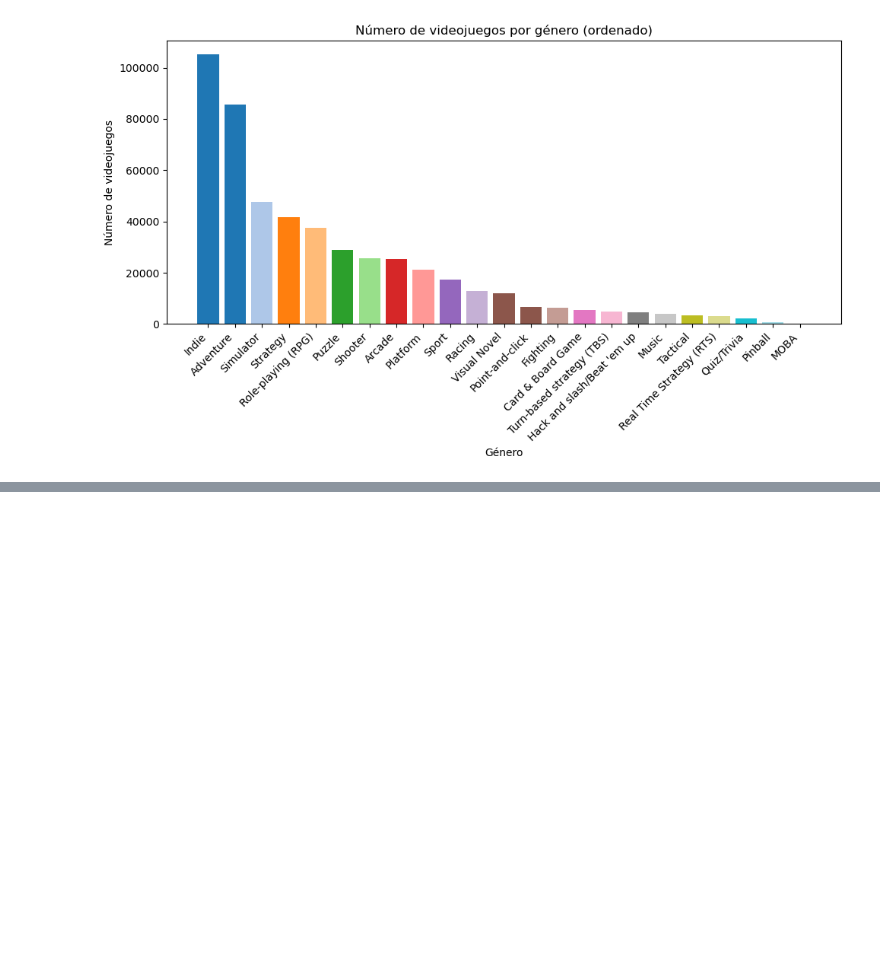
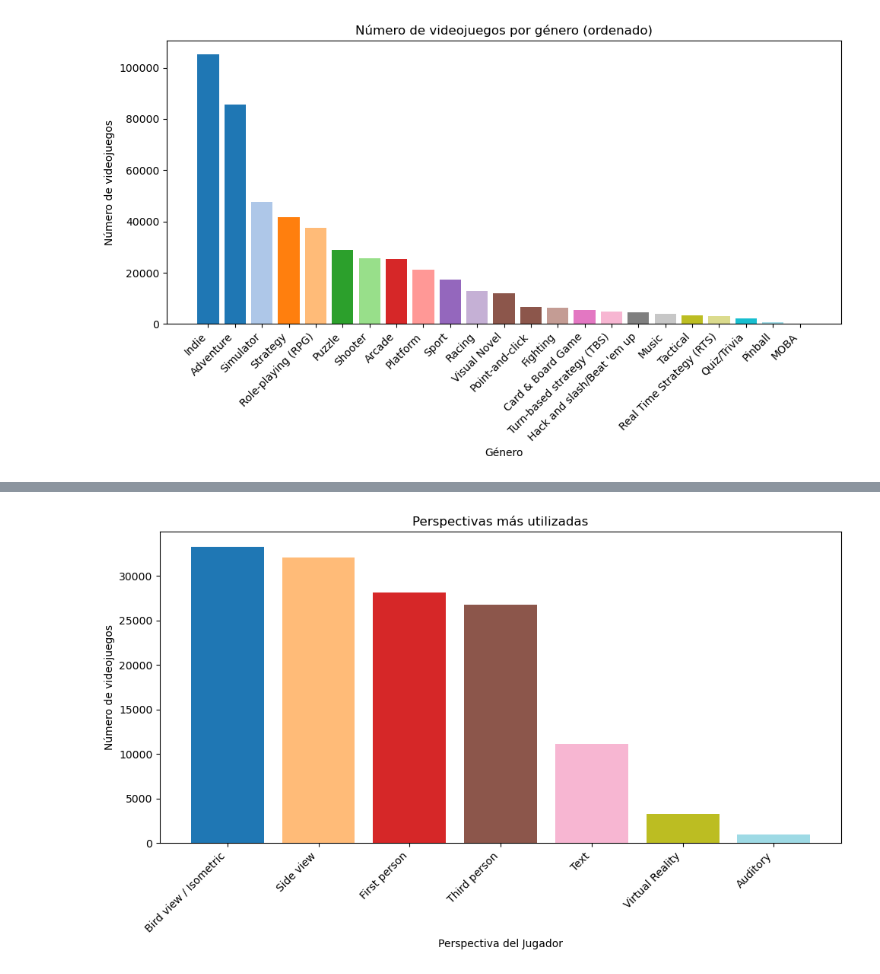
Before and after one commit to kiralot/Proyecto_Hackaboss_1, a Jupyter notebook: main.ipynb, the cells around one changed output, grey strips where cells are left out. Saved outputs shown, nothing was run; the diff lists cells and outputs as text; code cells hidden in the pictures; blank space fills up the shorter version.

```diff
--- a/main.ipynb
+++ b/main.ipynb
@@ -112,0 +142,36 @@ numero_videojuegos_por_genero(data)
+# %%
+
+def numero_videojuegos_por_perspectiva(data):
+    all_perspectives = []
+    for perspectives in data.df['player-perspective']:
+        if not perspectives:
+            continue
+        if isinstance(perspectives, list):
+            for p in perspectives:
+                name = p.get("name")
+                if name:
+                    all_perspectives.append(name)
+
+    counts = Counter(all_perspectives)
+    labels, values = zip(*counts.items())
+
+    values = np.array(values)
+    labels = np.array(labels)
+
+    sorted_indices = np.argsort(values)[::-1]
+    values_sorted = values[sorted_indices]
+    labels_sorted = labels[sorted_indices]
+
+    colors = cm.tab20(np.linspace(0, 1, len(labels_sorted)))
+    plt.figure(figsize=(10, 6))
+    plt.bar(labels_sorted, values_sorted, color=colors)
+    plt.xticks(rotation=45, ha='right')
+    plt.xlabel('Perspectiva del Jugador')
+    plt.ylabel('Número de videojuegos')
+    plt.title('Perspectivas más utilizadas')
+    plt.tight_layout()
+    plt.show()
+# %%
+numero_videojuegos_por_perspectiva(data)
+# %% [output]
+[figure, added]
```
Also changed, not shown: parts of 4 cells of this notebook.
